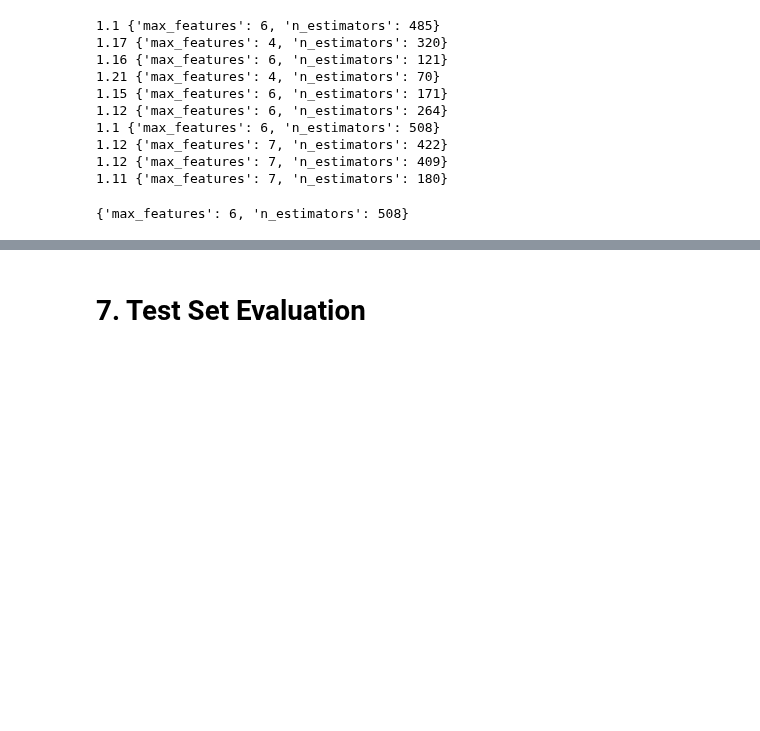
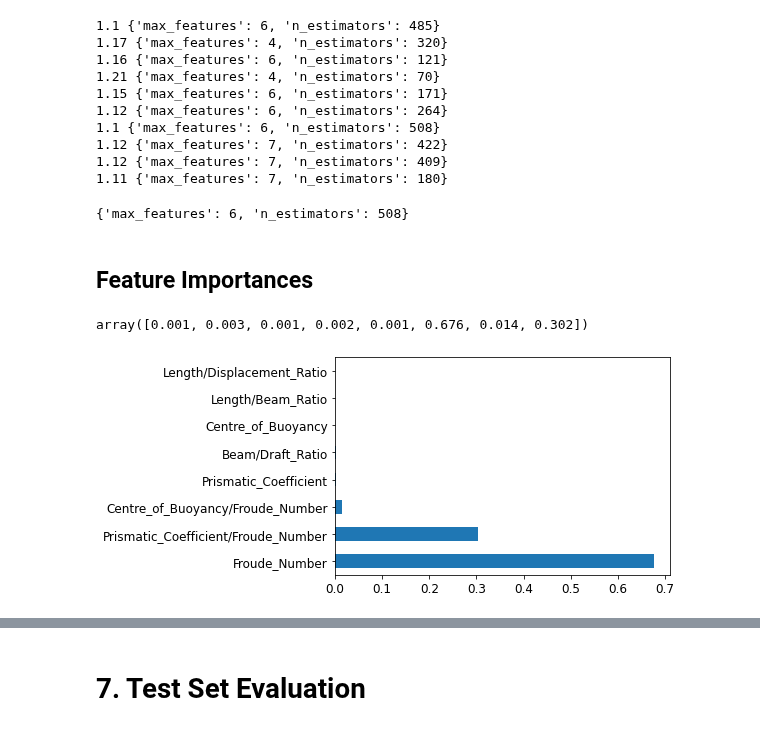
Before and after one commit to dujest/yacht-resistance, a Jupyter notebook: yacht_resistance_prediction.ipynb, the cells around one changed output, grey strips where cells are left out. Cells and saved outputs as stored; diff of their text form; code cells hidden in the pictures; blank space fills up the shorter version.

Commit message:
feature importances

```diff
--- a/yacht_resistance_prediction.ipynb
+++ b/yacht_resistance_prediction.ipynb
@@ -700,3 +700,17 @@ for mean_score, params in zip(rnd_search_score["mean_test_score"], rnd_search_sc
 rnd_search.best_params_
 # %% [output]
 {'max_features': 6, 'n_estimators': 508}
+# %% [markdown]
+## Feature Importances
+# %%
+# gain good insights on the problem by ispecting the best model
+rnd_search.best_estimator_.feature_importances_.round(3)
+# %% [output]
+array([0.001, 0.003, 0.001, 0.002, 0.001, 0.676, 0.014, 0.302])
+# %%
+# plot the relative importance of each attribute for making accurate predictions
+feature_importances = pd.Series(rnd_search.best_estimator_.feature_importances_, index=yacht_extra_attr.columns)
+feature_importances.nlargest(8).plot(kind='barh')
+plt.show()
+# %% [output]
+[figure, added]
```
Also changed, not shown: parts of 1 cell of this notebook.
